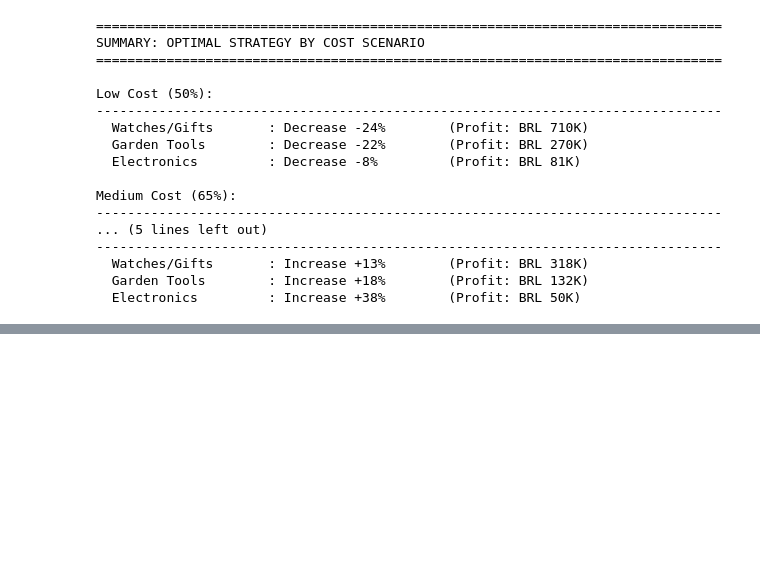
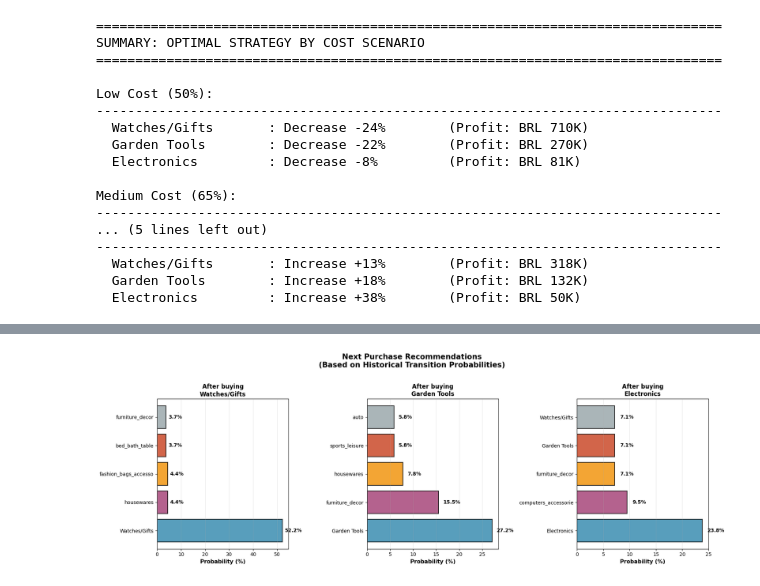
Before and after one commit to DineshPoddaturi/ecommerce-pricing-transformation, a Jupyter notebook: notebooks/04_optimization_scenario_simulation.ipynb, the cells around one changed output, grey strips where cells are left out. Cells and saved outputs as stored; diff of their text form; code cells hidden in the pictures; blank space fills up the shorter version.

```diff
--- a/notebooks/04_optimization_scenario_simulation.ipynb
+++ b/notebooks/04_optimization_scenario_simulation.ipynb
@@ -1028,0 +1626,43 @@ Medium Cost (65%):
+# %%
+# Recommendation framework
+fig, axes = plt.subplots(1, 3, figsize=(18, 6))
+
+for idx, (cat_key, cat_name) in enumerate(category_names.items()):
+    ax = axes[idx]
+
+    outbound = transitions_df[transitions_df['from_category'] == cat_key]
+
+    if len(outbound) > 0:
+        # Top 5 destinations
+        next_cats = outbound['to_category'].value_counts().head(5)
+        probs = (next_cats / len(outbound) * 100).values
+        labels = [category_names.get(cat, cat[:20]) for cat in next_cats.index]
+
+        bars = ax.barh(range(len(labels)), probs,
+                      color=['#2E86AB', '#A23B72', '#F18F01', '#C73E1D', '#95A3A6'][:len(labels)],
+                      alpha=0.8, edgecolor='black', linewidth=1.5)
+
+        ax.set_yticks(range(len(labels)))
+        ax.set_yticklabels(labels, fontsize=10)
+        ax.set_xlabel('Probability (%)', fontsize=11, fontweight='bold')
+        ax.set_title(f'After buying\n{cat_name}', fontsize=12, fontweight='bold')
+        ax.grid(axis='x', alpha=0.3)
+
+        # Add value labels
+        for i, (bar, prob) in enumerate(zip(bars, probs)):
+            ax.text(prob + 1, i, f'{prob:.1f}%',
+                   va='center', fontsize=10, fontweight='bold')
+    else:
+        ax.text(0.5, 0.5, f'No transitions\nfrom {cat_name}',
+               ha='center', va='center', fontsize=12,
+               transform=ax.transAxes)
+        ax.axis('off')
+
+plt.suptitle('Next Purchase Recommendations\n(Based on Historical Transition Probabilities)',
+             fontsize=15, fontweight='bold', y=1.02)
+plt.tight_layout()
+plt.savefig('../outputs/images/recommendation_framework.png', dpi=300, bbox_inches='tight')
+plt.show()
+plt.close()
+# %% [output]
+[figure, added]
```
Also changed, not shown: parts of 12 cells of this notebook.
